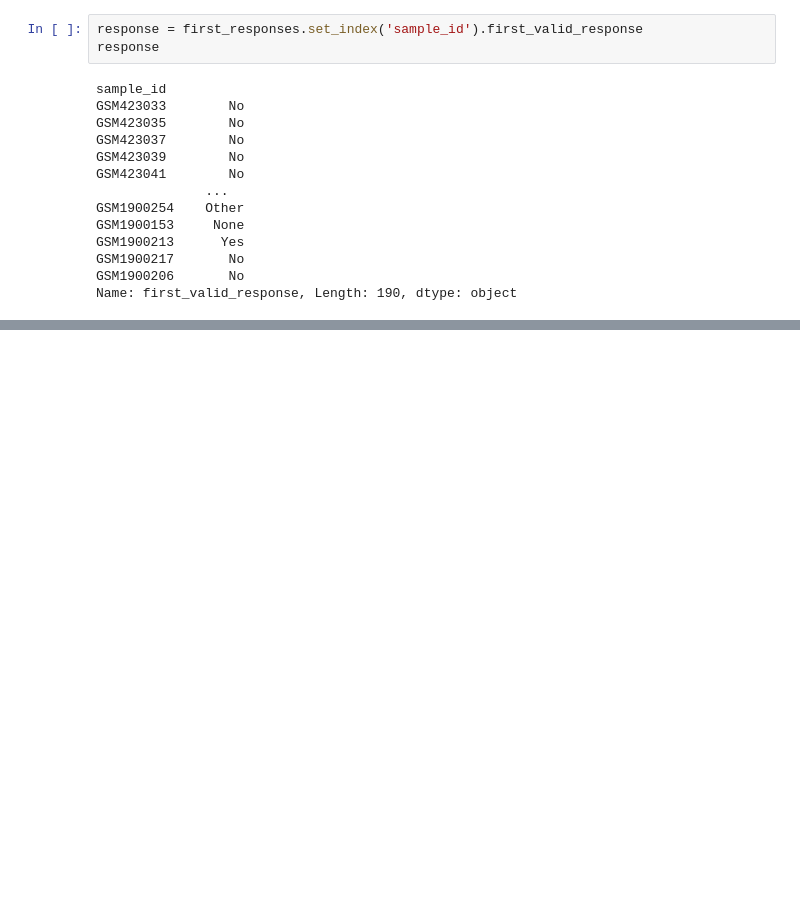
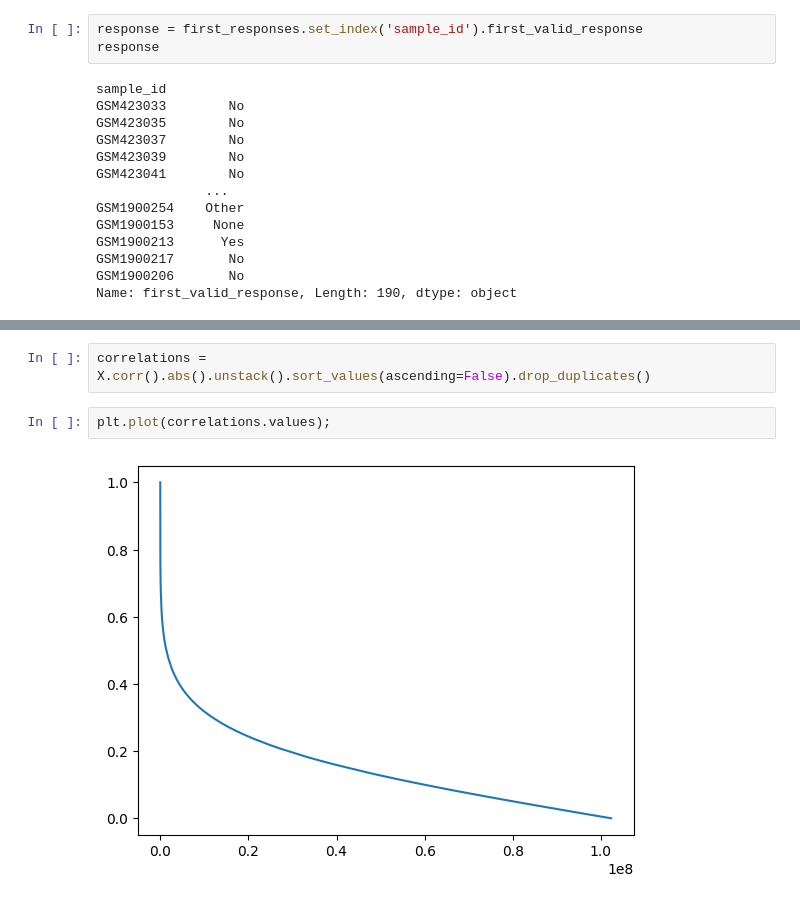
Before and after one commit to MaciejPiernik/ibd, a Jupyter notebook: ibd/notebooks/experiment_playground.ipynb, the cells around one changed output, grey strips where cells are left out. Drawn from its saved outputs; the diff is of its cells as text; blank space fills up the shorter version.

```diff
--- a/ibd/notebooks/experiment_playground.ipynb
+++ b/ibd/notebooks/experiment_playground.ipynb
@@ -292,0 +323,6 @@ And now, ladies an gentlemen, we are ready to PARTY!!!!!!
+# %%
+correlations = X.corr().abs().unstack().sort_values(ascending=False).drop_duplicates()
+# %%
+plt.plot(correlations.values);
+# %% [output]
+[figure, added]
```
Also changed, not shown: parts of 12 cells of this notebook, 2 other files.
